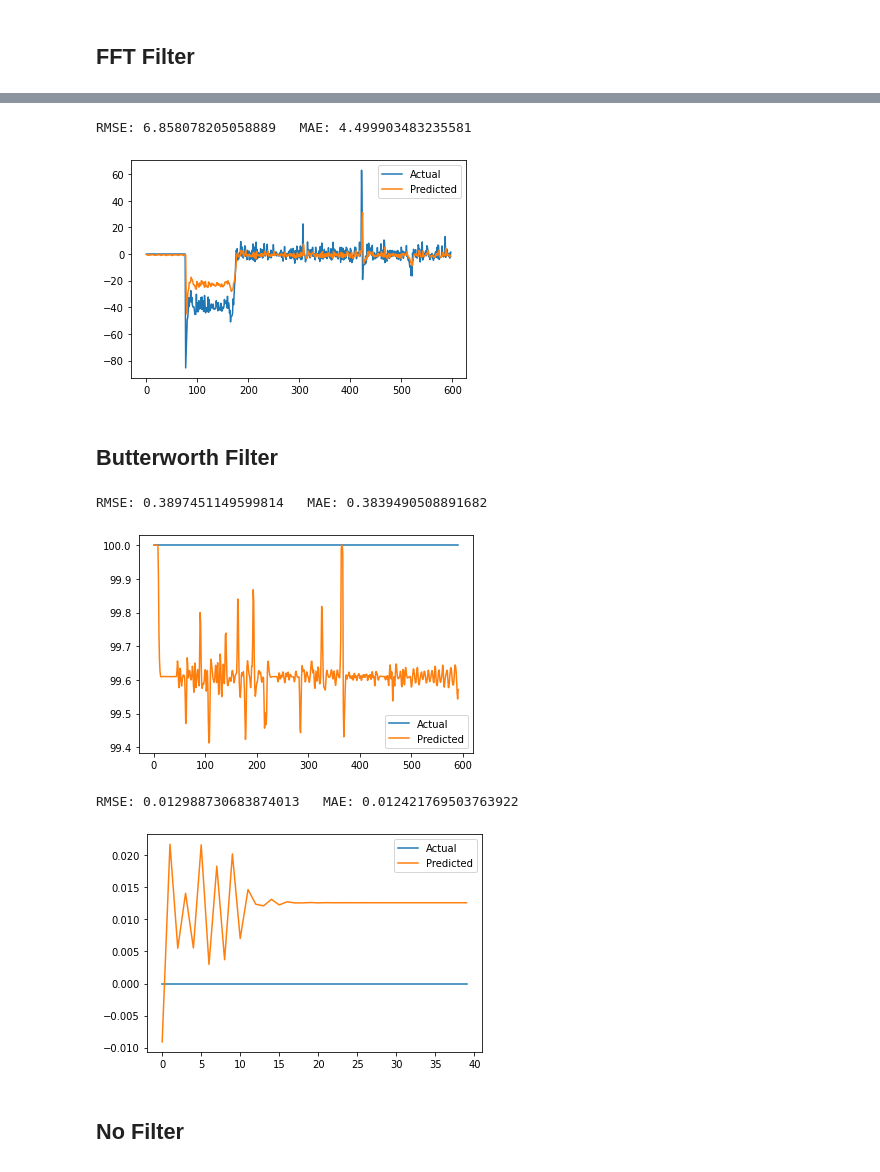
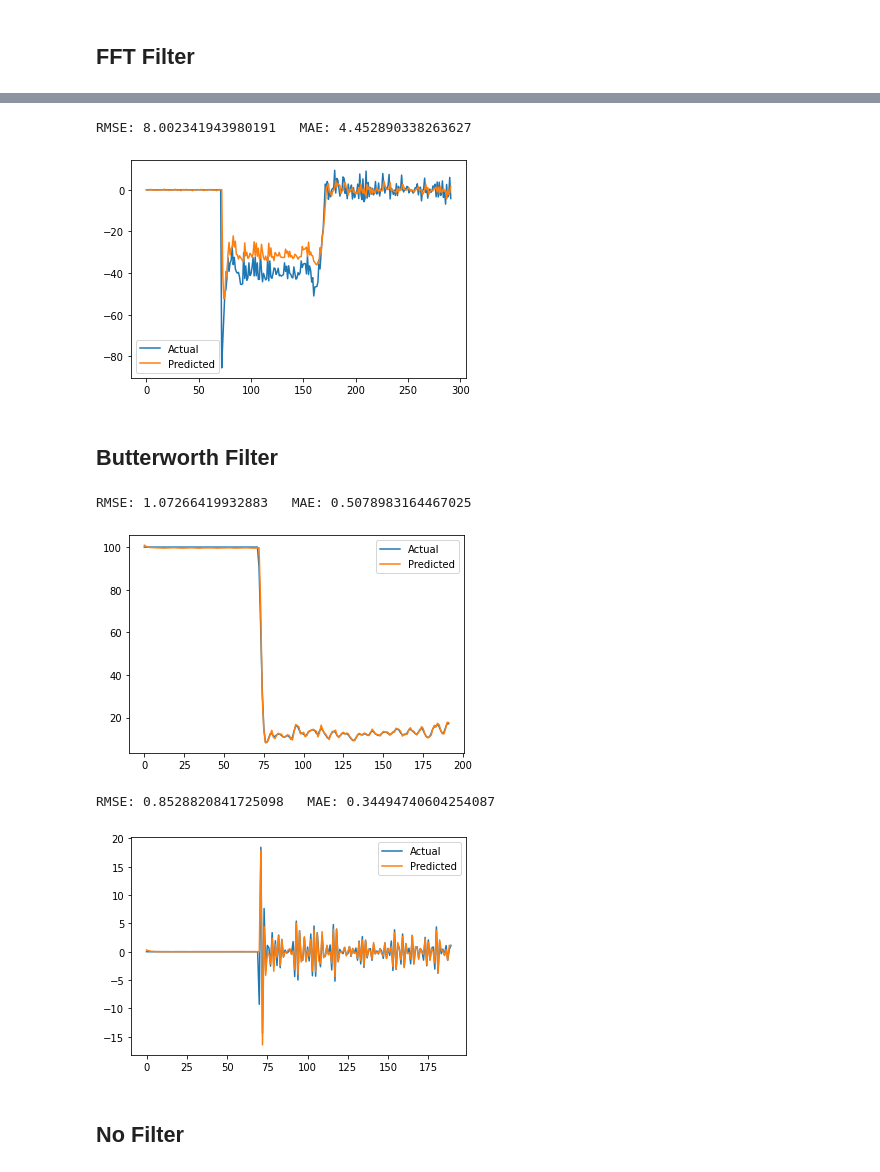
Before and after one commit to dipayan2/ARMAModel, a Jupyter notebook: ModularCode.ipynb, the cells around one changed output, grey strips where cells are left out. Drawn from its saved outputs; the diff is of its cells as text; code cells hidden in the pictures.

```diff
--- a/ModularCode.ipynb
+++ b/ModularCode.ipynb
@@ -516,8 +516,8 @@ def main(TEST_START=7500,STEP=50,N_CLUST=5,TRAIN_END=7500,ARP=4,PASS='low',FILT=
 #         print("PLike",P_like)
         y_act = y_test[i]
         y_prior = y_act
-        x_prior = dz[TEST_START-1+i]
-        x2_prior = dx[TEST_START-1+i]
+        x_prior = dz[TEST_START+i]
+        x2_prior = dx[TEST_START+i]
         y_pred = []
         y_est = 0
         for j in range(nCluster):
@@ -526,14 +526,18 @@ def main(TEST_START=7500,STEP=50,N_CLUST=5,TRAIN_END=7500,ARP=4,PASS='low',FILT=
 #             if P_like[j] > 0.7:
 #                 y_est = y_pred[-1]
 #                 break
-        if PASS=='low':
-            y_est = max(0, min(y_est-res_pred, 100))
+#         if PASS=='low' and FTYPE=='butter':
+#         y_est = max(0, min(y_est-res_pred, 100))
+        y_est = y_est-res_pred
+        #####################################################################
+        ####### PREDICTION ENDS HERE ########################################
+        #####################################################################
         res = y_est - y_act
 #         y_est = dy[TEST_START+i-1]
-        if abs(res) < 20:      # removing huge state changes
+        if abs(res) < 90:      # removing huge state changes
             RMSE.append(res*res)
             MAE.append(abs(res))
-        res_pred = 0.3* res + 0.7*res_pred
+        res_pred = 0.2* res + 0.8*res_pred
 #         res_pred =  max(-20, min(res_pred, 20))
 #         y_prior = y_est
 #         print(i, y_act,y_est,x_prior)
@@ -564,20 +568,20 @@ RMSE: 0.9579350975214957   MAE: 0.5862802972304277
 # %%
-main(TRAIN_END=7500,TEST_START=7500,N_CLUST=2,STEP=600,ARP=2,PASS='high',FILT=0.5,FTYPE='FFT',WFT=100,PX=5)
+main(TRAIN_END=7500,TEST_START=7500,N_CLUST=15,STEP=300,ARP=8,PASS='high',FILT=0.5,FTYPE='FFT',WFT=100,PX=5)
 # %% [output]
-RMSE: 6.858078205058889   MAE: 4.499903483235581
+RMSE: 8.002341943980191   MAE: 4.452890338263627
-[figure, old version]
+[figure, new version]
 # %% [markdown]
 ## Butterworth Filter
 # %%
-main(TRAIN_END=6000,TEST_START=6600,N_CLUST=2,STEP=600,ARP=8,FILT=0.25)
+main(TRAIN_END=6000,TEST_START=7500,N_CLUST=4,STEP=200,ARP=8,FILT=0.25)
 # %% [output]
-RMSE: 0.3897451149599814   MAE: 0.3839490508891682
+RMSE: 1.07266419932883   MAE: 0.5078983164467025
-[figure, old version]
+[figure, new version]
 # %%
-main(TRAIN_END=6000,TEST_START=6600,N_CLUST=10,STEP=50,ARP=10,PASS='high',FILT=0.75)
+main(TRAIN_END=6000,TEST_START=7500,N_CLUST=10,STEP=200,ARP=10,PASS='high',FILT=0.75)
 # %% [output]
-RMSE: 0.012988730683874013   MAE: 0.012421769503763922
+RMSE: 0.8528820841725098   MAE: 0.34494740604254087
-[figure, old version]
+[figure, new version]
 # %% [markdown]
 ## No Filter
 # %%
```
Also changed, not shown: parts of 6 cells of this notebook.
